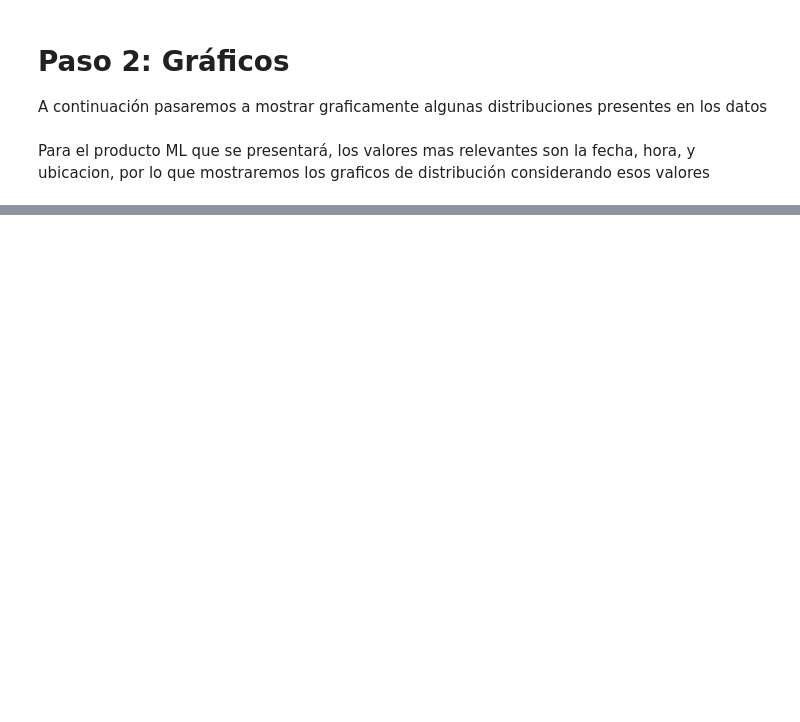
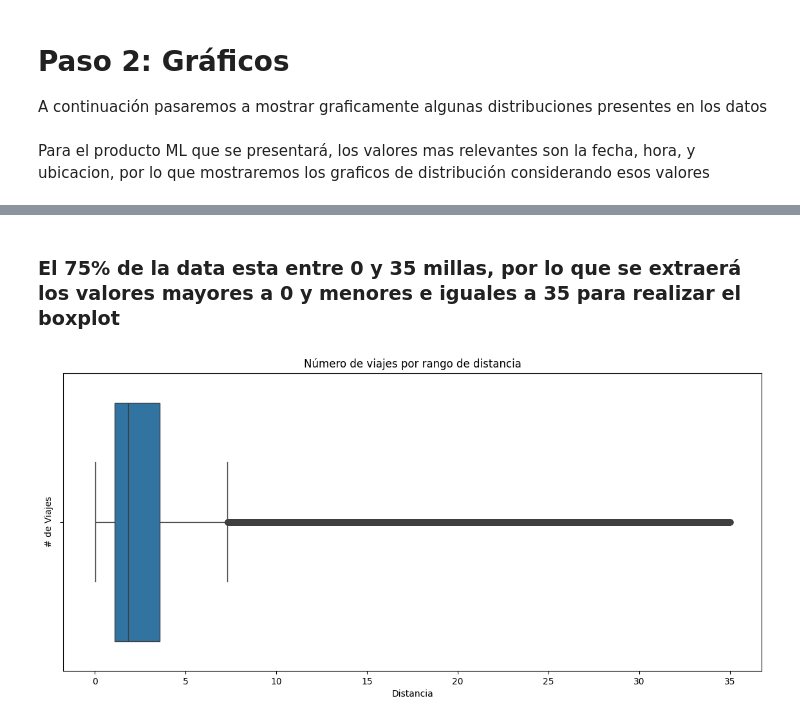
Before and after one commit to lmunozm1702/taxi_electrico_nyc, a Jupyter notebook: Análisis Preliminar/EDA yellow_tripdata_09_2024.ipynb, the cells around one changed output, grey strips where cells are left out. Cells and saved outputs as stored; diff of their text form; code cells hidden in the pictures; blank space fills up the shorter version.

```diff
--- a/Análisis Preliminar/EDA yellow_tripdata_09_2024.ipynb
+++ b/Análisis Preliminar/EDA yellow_tripdata_09_2024.ipynb
@@ -305,0 +352,12 @@ plt.show()
+# %% [markdown]
+### El 75% de la data esta entre 0 y 35 millas, por lo que se extraerá los valores mayores a 0 y menores e iguales a 35 para realizar el boxplot
+# %%
+trip_distance_75 = yellow_tripdata_sample[(yellow_tripdata_sample['trip_distance']>0)&(yellow_tripdata_sample['trip_distance']<=35)].copy()
+
+sns.boxplot(x=trip_distance_75['trip_distance'])
+plt.title('Número de viajes por rango de distancia')
+plt.xlabel('Distancia')
+plt.ylabel('# de Viajes')
+plt.show()
+# %% [output]
+[figure, added]
```
Also changed, not shown: parts of 27 cells of this notebook, 1 other file.
